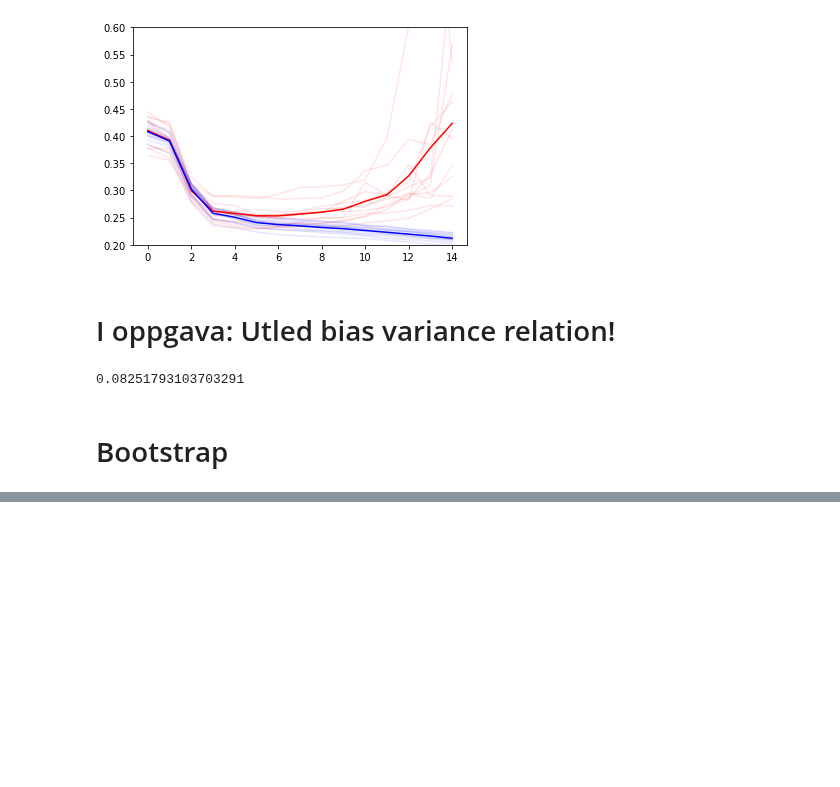
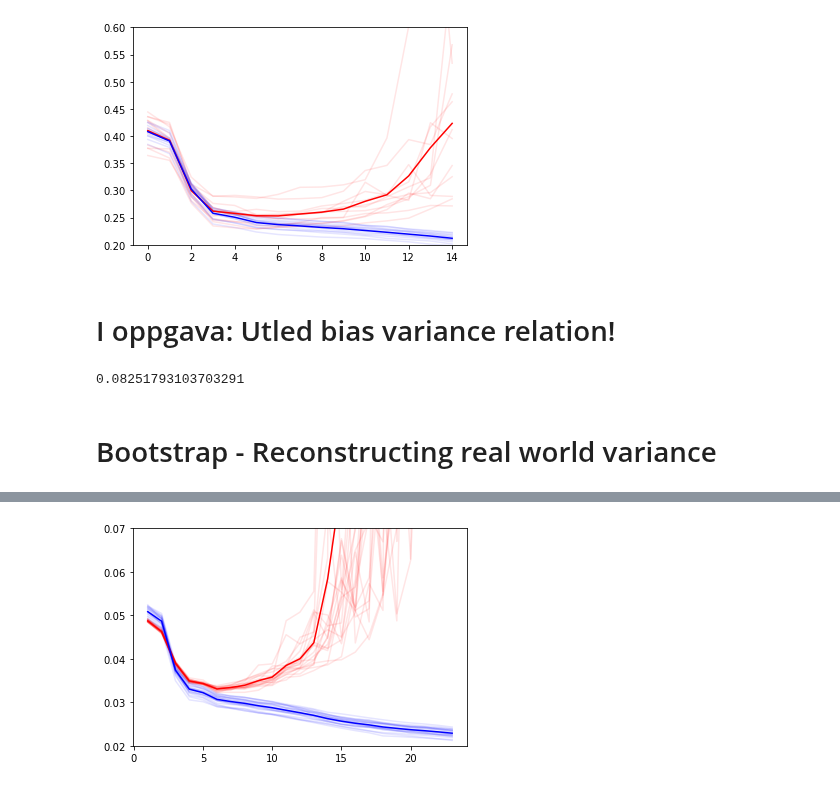
Before and after one commit to eoydvin/FYS-STK4155, a Jupyter notebook: Project_1/Exercise 2.ipynb, the cells around one changed output, grey strips where cells are left out. Saved outputs shown, nothing was run; the diff lists cells and outputs as text; code cells hidden in the pictures; blank space fills up the shorter version.

```diff
--- a/Project_1/Exercise 2.ipynb
+++ b/Project_1/Exercise 2.ipynb
@@ -95,7 +91,80 @@ Seed value:  11
 # %% [output]
 0.08251793103703291
 # %% [markdown]
-# Bootstrap
+# Bootstrap - Reconstructing real world variance
 # %%
-# trekk n random tall fra ei data-lista med n observasjoner
-#
+from franke_function import FrankeFunction as Fr
+from regression import OLS
+from sklearn.model_selection import train_test_split
+from sklearn.preprocessing import StandardScaler
+import matplotlib.pyplot as plt
+import numpy as np
+
+x = np.linspace(0, 1, 50) # lite: 50, stort: 500
+y = np.linspace(0, 1, 50)
+x, y = np.meshgrid(x, y)
+
+poly = 24
+n_bootstraps = 20
+MSE_test_list = []
+MSE_train_list = []
+Predict_train_list = []
+
+noise = np.random.randn(x.shape[0], x.shape[1])
+z = Fr(x, y) + noise*0.18 # multiply with degree of noice.
+
+scaler = StandardScaler() # Scaling does not affect OLS, but it does affect bootstrap
+x_cent = x.reshape(-1, 1) #scaler.fit_transform(x.reshape(-1, 1))
+y_cent = y.reshape(-1, 1) #scaler.fit_transform(y.reshape(-1, 1))
+z_cent = z.reshape(-1, 1) #scaler.fit_transform(z.reshape(-1, 1))
+
+xy_cent_train, xy_cent_test, z_cent_train, z_cent_test = train_test_split(np.hstack([x_cent, y_cent]),
+                                                                          z_cent, test_size=0.2)
+
+for n in range(n_bootstraps):
+    print("We are bootstrapping out of the depths! Now on number: " + str(n) + '/' + str(n_bootstraps))
+    MSE_test = []
+    MSE_train = []
+    Predict_train = []
+
+    #draw n samples from train set and compare with test set:
+    n = z_cent_train.size #number of observations in train
+    samples_nr = np.random.randint(0,n,n)
+    xy_samp = xy_cent_train[samples_nr, :]
+    z_samp = z_cent_train[samples_nr, :]
+
+    for poly_deg in range(1, poly):
+        model = OLS(xy_samp[:, 0].ravel(), xy_samp[:, 1].ravel(), z_samp.ravel(), poly_deg)
+
+        Predict_train.append(model.predict(xy_samp[:, 0], xy_samp[:, 1]))
+        MSE_test.append(model.MSE(xy_cent_test[:, 0], xy_cent_test[:, 1], z_cent_test.ravel()))
+        MSE_train.append(model.MSE(xy_samp[:, 0], xy_samp[:, 1], z_samp.ravel())) # orig model.
+
+    plt.plot(range(1, len(MSE_test)+1), MSE_test, 'r', alpha=0.1)
+    plt.plot(range(1, len(MSE_test)+1), MSE_train, 'b', alpha=0.1)
+
+    MSE_test_list.append(MSE_test) # sore all values for averaging
+    MSE_train_list.append(MSE_train)
+    Predict_train_list.append(Predict_train)
+
+MSE_test_list = np.array(MSE_test_list)
+MSE_train_list = np.array(MSE_train_list)
+
+test_pol_avrg = np.mean(MSE_test_list, axis=0)
+train_pol_avrg = np.mean(MSE_train_list, axis=0)
+
+test_std = np.sqrt(np.var(MSE_test_list, axis=0)) #sqrt(variance), for hvert polynom, beregn variansen
+train_std = np.sqrt(np.var(MSE_train_list, axis=0))
+
+plt.plot(range(1, len(MSE_test)+1), test_pol_avrg, 'r')
+plt.plot(range(1, len(MSE_test)+1), train_pol_avrg, 'b')
+
+plt.ylim(0.02, 0.07)
+plt.show()
+# Observasjonar:
+# I Plottet under: Trekker ulike samples fra datasettet (med tilbakelegging) og predikerer optimal fit for ulike
+# polynomer med grad p.
+
+# I eksempelet over brukte eg ulike seed-verdier for å lage ulike utfall av støy.
+# I dette eksempelet viser me at det er mulig å modellere usikkerheit med
+# %% [output]
@@ -101,0 +191 @@ Seed value:  11
+[figure, added]
```
Also changed, not shown: parts of 8 cells of this notebook, 1 other file.
